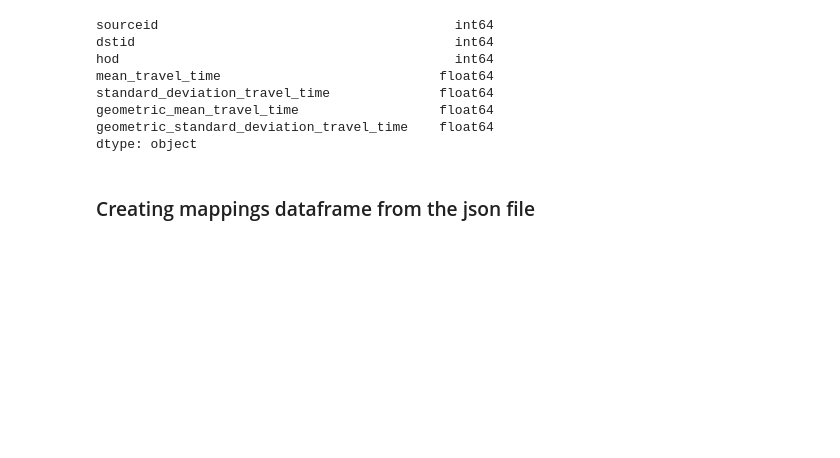
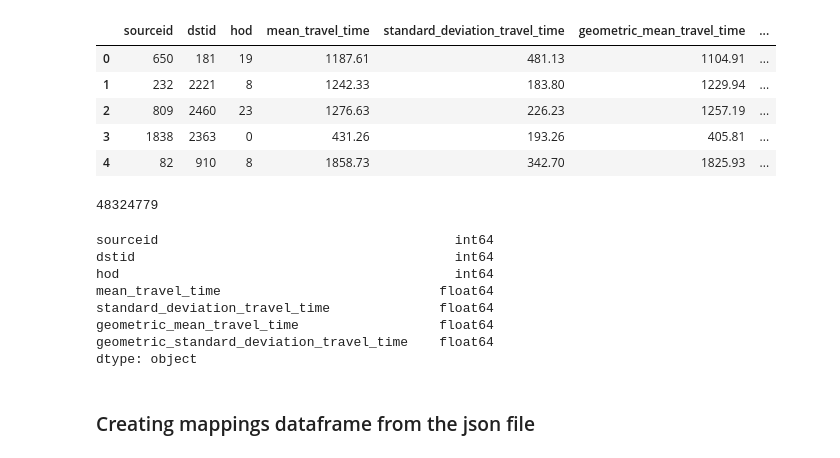
Before and after one commit to rapidsai/cuxfilter, a Jupyter notebook: uber_dataset_custom.ipynb, the cells around one changed output. Saved outputs shown, nothing was run; the diff lists cells and outputs as text; code cells hidden in the pictures; blank space fills up the shorter version.

```diff
--- a/uber_dataset_custom.ipynb
+++ b/uber_dataset_custom.ipynb
@@ -11,0 +16,9 @@ uber_dataset = pd.read_csv("node_server/uploads/uber-dataset")
+# %%
+uber_dataset_1.head()
+# %% [output]
+|  | sourceid | dstid | hod | mean_travel_time | standard_deviation_travel_time | geometric_mean_travel_time | ... |
+| 0 | 650 | 181 | 19 | 1187.61 | 481.13 | 1104.91 | ... |
+| 1 | 232 | 2221 | 8 | 1242.33 | 183.80 | 1229.94 | ... |
+| 2 | 809 | 2460 | 23 | 1276.63 | 226.23 | 1257.19 | ... |
+| 3 | 1838 | 2363 | 0 | 431.26 | 193.26 | 405.81 | ... |
+| 4 | 82 | 910 | 8 | 1858.73 | 342.70 | 1825.93 | ... |
@@ -12,3 +27,7 @@ uber_dataset = pd.read_csv("node_server/uploads/uber-dataset")
+# %%
+len(uber_dataset)
+# %% [output]
+48324779
 # %%
 uber_dataset.dtypes
 # %% [output]
```
Also changed, not shown: parts of 7 cells of this notebook, 12 other files.
